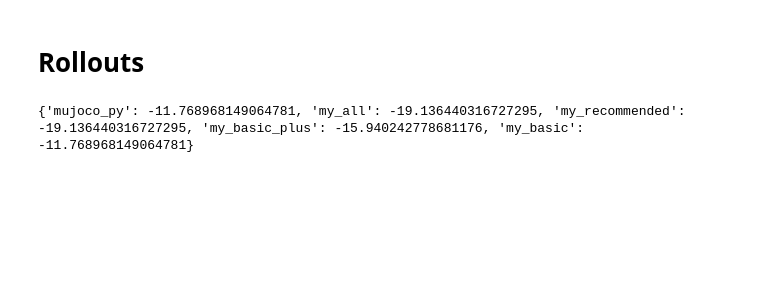
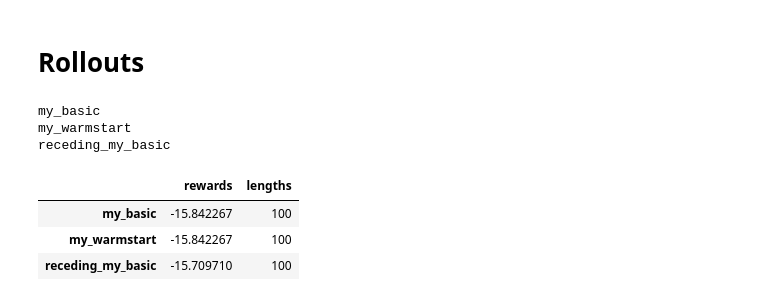
Before and after one commit to HumanCompatibleAI/adversarial-policies, a Jupyter notebook: examples/mujoco_control-comparison.ipynb, the cells around one changed output. Drawn from its saved outputs; the diff is of its cells as text; code cells hidden in the pictures; blank space fills up the shorter version.

Commit message:
Test varying warmstarting, with two different cost functions

```diff
--- a/examples/mujoco_control-comparison.ipynb
+++ b/examples/mujoco_control-comparison.ipynb
@@ -80,7 +83,7 @@ def make_reacher_cost(kind, control_weight=1.0):
         x_inputs = qpos_inputs + qvel_inputs + qacc_inputs + qacc_warmstart_inputs
     elif kind == 'my_basic_plus':
         x_inputs = qpos_inputs + qvel_inputs + qacc_inputs
-    elif kind == 'my_basic':
+    elif kind in ['my_basic', 'my_warmstart']:
         x_inputs = qpos_inputs + qvel_inputs
     else:
         raise ValueError("Unrecognised kind: '{}'".format(kind))
@@ -90,7 +93,7 @@ def make_reacher_cost(kind, control_weight=1.0):
 
     control_cost = T.dot(u, u)
     target_xpos = qpos[2:4]
-    body1_xpos = 0.1 * T.stack([T.cos(qpos[0]), T.sin(qpos[1])])
+    body1_xpos = 0.1 * T.stack([T.cos(qpos[0]), T.sin(qpos[0])])
     fingertip_xpos_delta = 0.11 * T.stack([T.cos(qpos[1]), T.sin(qpos[1])])
     fingertip_xpos = body1_xpos + fingertip_xpos_delta
     delta = fingertip_xpos - target_xpos
@@ -135,15 +138,19 @@ iteration 50 converged 10.612917999567882 [ 6.26737078  2.75914308  0.02243766
 # %%
 from ilqr.controller import RecedingHorizonController
 
-controller = RecedingHorizonController(x0, analytic_ilqr)  # can also use finite_ilqr
-rew = []
-receding_xs = []
-receding_us = []
-for x, u in controller.control(us_init, subsequent_n_iterations=10):
-    ob, r, done, info = env.step(u)
-    receding_xs.append(x)
-    receding_us.append(u)
-    rew.append(r)
-    print('iteration', len(rew), r, x, u)
-    if len(rew) == 50:
-        break
+def receding(underlying):
+    k = 'receding_' + underlying
+    dynamics[k] = dynamics[underlying]
+    x0s[k] = x0s[underlying]
+    controller = RecedingHorizonController(x0s[k], ilqrs[underlying])
+    rew = []
+    xs[k] = []
+    us[k] = []
+    for x, u in controller.control(us_init, subsequent_n_iterations=10):
+        ob, r, done, info = env.step(u)
+        xs[k].append(x)
+        us[k].append(u)
+        rew.append(r)
+        print('iteration', len(rew), r, x, u)
+        if len(rew) == N:
+            break
@@ -165,14 +192,22 @@ def rollout(env, dynamics, x0, us, render=False):
         assert not done
         if render:
             env.render()
-            time.sleep(0.05)
+            time.sleep(0.02)
     return rew, actual_xs
 # %%
 rews = {}
 actual_xs = {}
 for k, solved_us in us.items():
-    rews[k], actual_xs[k] = rollout(env.unwrapped, dynamics[k], x0s[k], solved_us, render=False)
-summary = {k: sum(r) for k, r in rews.items()}
-print(summary)
+    print(k)
+    rews[k], actual_xs[k] = rollout(env.unwrapped, dynamics[k], x0s[k], solved_us, render=True)
+rewards = {k: sum(r) for k, r in rews.items()}
+lengths = {k: len(r) for k, r in rews.items()}
+pd.DataFrame({'rewards': rewards, 'lengths': lengths})
 # %% [output]
-{'mujoco_py': -11.768968149064781, 'my_all': -19.136440316727295, 'my_recommended': -19.136440316727295, 'my_basic_plus': -15.940242778681176, 'my_basic': -11.768968149064781}
+my_basic
+my_warmstart
+receding_my_basic
+|  | rewards | lengths |
+| my_basic | -15.842267 | 100 |
+| my_warmstart | -15.842267 | 100 |
+| receding_my_basic | -15.709710 | 100 |
```
Also changed, not shown: parts of 4 cells of this notebook, 2 other files.
